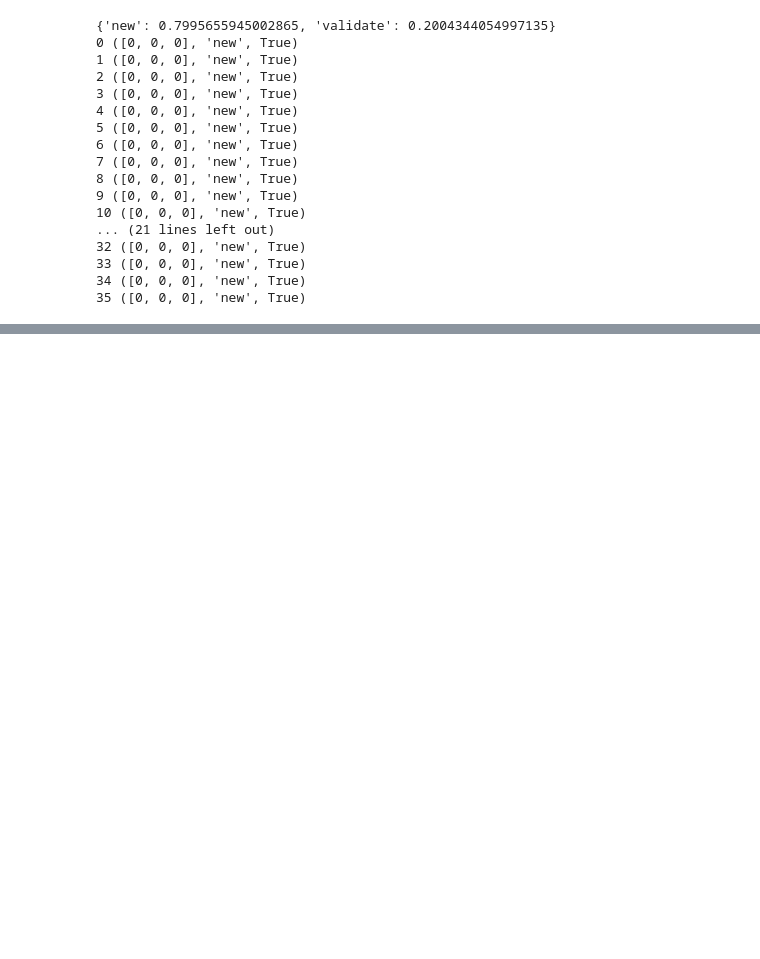
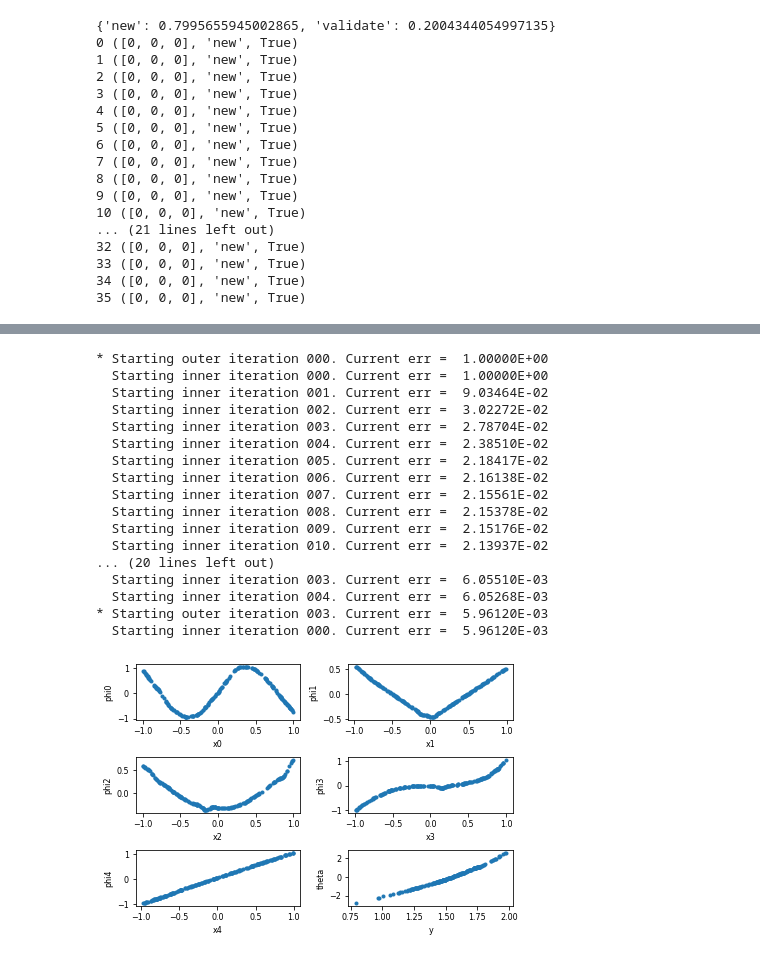
Before and after one commit to rtrp/osu-transport, a Jupyter notebook: users/stewryan/Blackboard.ipynb, the cells around one changed output, grey strips where cells are left out. Drawn from its saved outputs; the diff is of its cells as text; code cells hidden in the pictures; blank space fills up the shorter version.

```diff
--- a/users/stewryan/Blackboard.ipynb
+++ b/users/stewryan/Blackboard.ipynb
@@ -436,2 +493,31 @@ if __name__ == '__main__':
+# %%
+from ace.samples import wang04
+x, y = wang04.build_sample_ace_problem_wang04(N=200)
+from ace import model
+myace = model.Model()
+myace.build_model_from_xy(x, y)
+myace.eval([0.1, 0.2, 0.5, 0.3, 0.5])
+from ace import ace
+ace.plot_transforms(myace.ace, fname = 'mytransforms.pdf')
+myace.ace.write_transforms_to_file(fname = 'mytransforms.txt')
+# %% [output]
+* Starting outer iteration 000. Current err =  1.00000E+00
+  Starting inner iteration 000. Current err =  1.00000E+00
+  Starting inner iteration 001. Current err =  9.03464E-02
+  Starting inner iteration 002. Current err =  3.02272E-02
+  Starting inner iteration 003. Current err =  2.78704E-02
+  Starting inner iteration 004. Current err =  2.38510E-02
+  Starting inner iteration 005. Current err =  2.18417E-02
+  Starting inner iteration 006. Current err =  2.16138E-02
+  Starting inner iteration 007. Current err =  2.15561E-02
+  Starting inner iteration 008. Current err =  2.15378E-02
+  Starting inner iteration 009. Current err =  2.15176E-02
+  Starting inner iteration 010. Current err =  2.13937E-02
+... (20 lines left out)
+  Starting inner iteration 003. Current err =  6.05510E-03
+  Starting inner iteration 004. Current err =  6.05268E-03
+* Starting outer iteration 003. Current err =  5.96120E-03
+  Starting inner iteration 000. Current err =  5.96120E-03
+[figure, added]
 # %% [markdown]
 Investigate predictor (extrapolation) methods for determining where to run simulations. We can then continually update the method with new data points.
```
Also changed, not shown: parts of 5 cells of this notebook.
